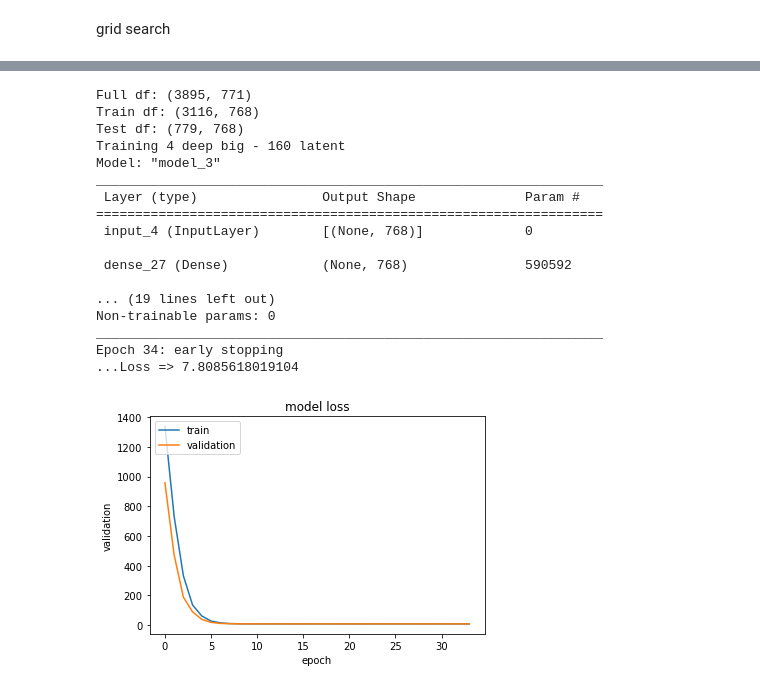
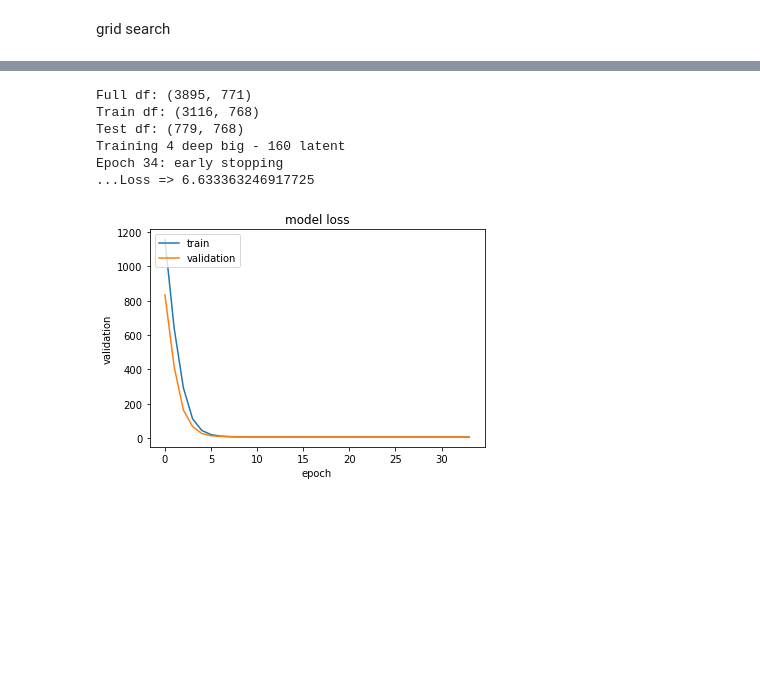
Before and after one commit to wgilpin/auto-ontology, a Jupyter notebook: project.ipynb, the cells around one changed output, grey strips where cells are left out. Drawn from its saved outputs; the diff is of its cells as text; code cells hidden in the pictures; blank space fills up the shorter version.

```diff
--- a/project.ipynb
+++ b/project.ipynb
@@ -250,2 +245,6 @@ grid = [
 
 ]
+# %%
+model = create_model(grid[0])
+plot_model(model, show_dtype=True,
+            show_layer_names=True, show_shapes=True)
@@ -252,50 +253,34 @@ grid = [
 # %%
 
 early_stopping_cb = EarlyStopping(
     monitor='loss', patience=15, verbose=1, min_delta=0.0001)
 
 for config in grid:
     train_x, test_x = test_train_split()
-    model = create_models_from_params(
-        layers=config["layers"],
-        latent_layer=config["latent"],
-        output_fn=config["output"],
-        optimizer_fn=config["optimizer"],
-        loss_fn=config["loss"],
-        verbose=0)
+    model = create_model(config)
     print(f"Training {config['name']}")
-    model.summary()
+    plot_model(model, show_dtype=True,
+                       show_layer_names=True, show_shapes=True)
     history = model.fit(
         train_x,
         train_x,
         validation_data=(test_x, test_x),
         epochs=2000,
-        batch_size=config["batch_size"],
+        batch_size=config["batch"],
         shuffle=True,
         verbose=0,
         callbacks=[early_stopping_cb],
-        )
+    )
     print(f"...Loss => {history.history['loss'][-1]}")
     plot_loss(history)
 # %% [output]
 Full df: (3895, 771)
 Train df: (3116, 768)
 Test df: (779, 768)
 Training 4 deep big - 160 latent
-Model: "model_3"
-_________________________________________________________________
- Layer (type)                Output Shape              Param #
-=================================================================
- input_4 (InputLayer)        [(None, 768)]             0
-
- dense_27 (Dense)            (None, 768)               590592
-
-... (19 lines left out)
-Non-trainable params: 0
-_________________________________________________________________
 Epoch 34: early stopping
-...Loss => 7.8085618019104
+...Loss => 6.633363246917725
-[figure, old version]
+[figure, new version]
 # %%
 # find best latent dims
 early_stopping_cb = EarlyStopping(
```
Also changed, not shown: parts of 11 cells of this notebook, 4 other files.
